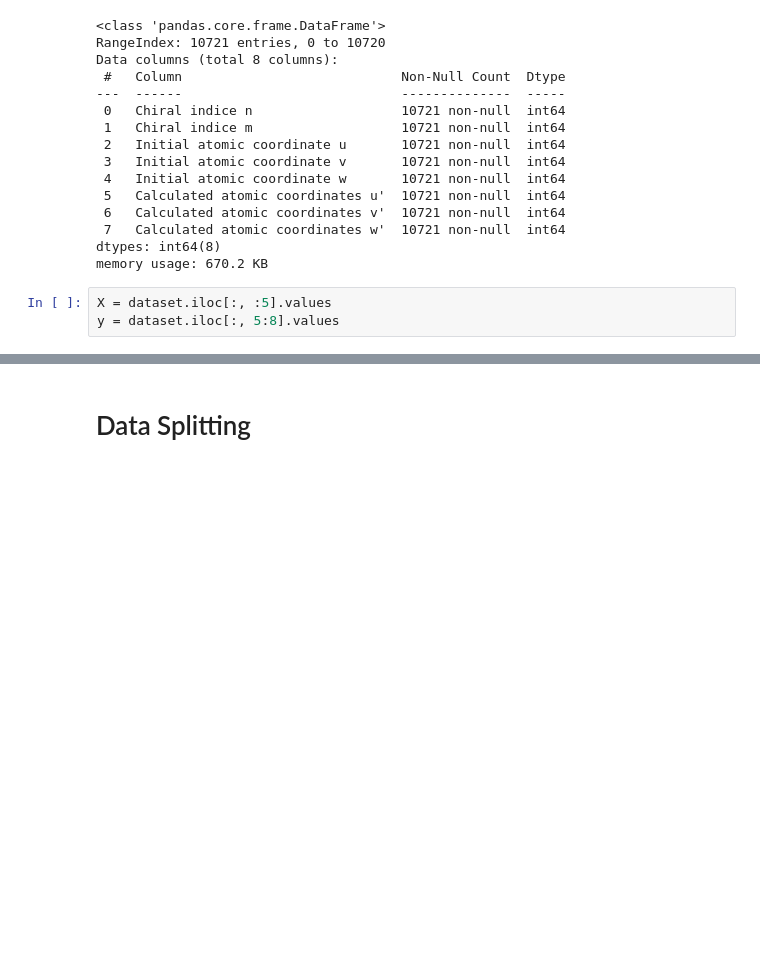
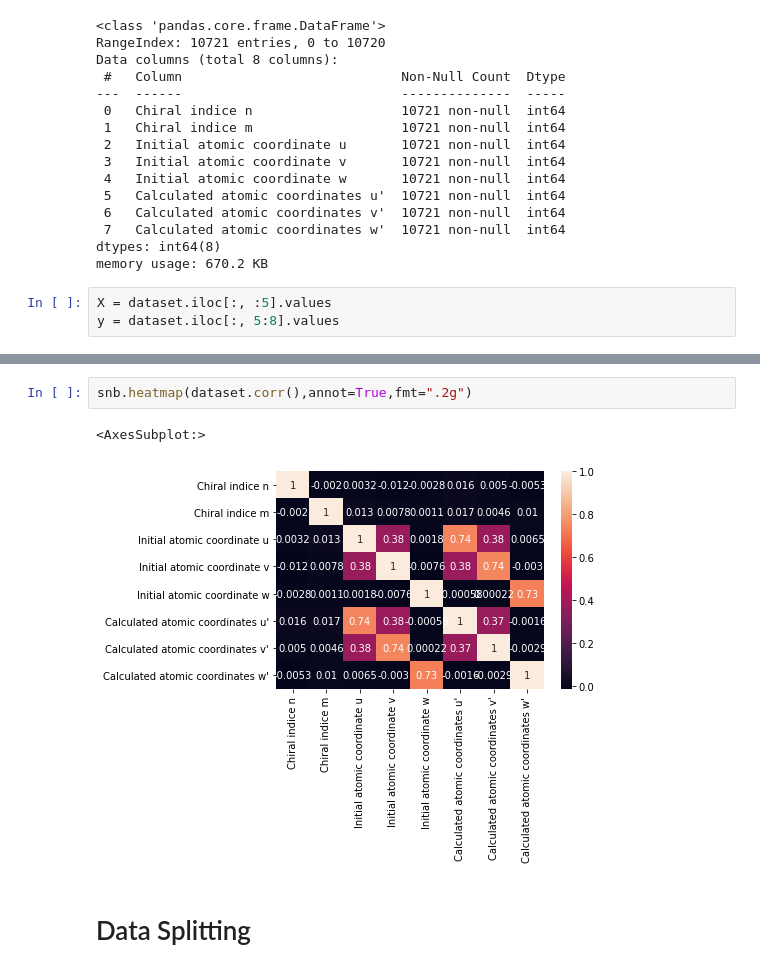
Before and after one commit to arkahood/carbon_nanotubes-Regression-Models, a Jupyter notebook: carbon_nanotubes.ipynb, the cells around one changed output, grey strips where cells are left out. Saved outputs shown, nothing was run; the diff lists cells and outputs as text; blank space fills up the shorter version.

```diff
--- a/carbon_nanotubes.ipynb
+++ b/carbon_nanotubes.ipynb
@@ -39,3 +52,8 @@ y = dataset.iloc[:, 5:8].values
+# %%
+snb.heatmap(dataset.corr(),annot=True,fmt=".2g")
+# %% [output]
+<AxesSubplot:>
+[figure, added]
 # %% [markdown]
 # Data Splitting
 # %%
```
Also changed, not shown: parts of 6 cells of this notebook.
